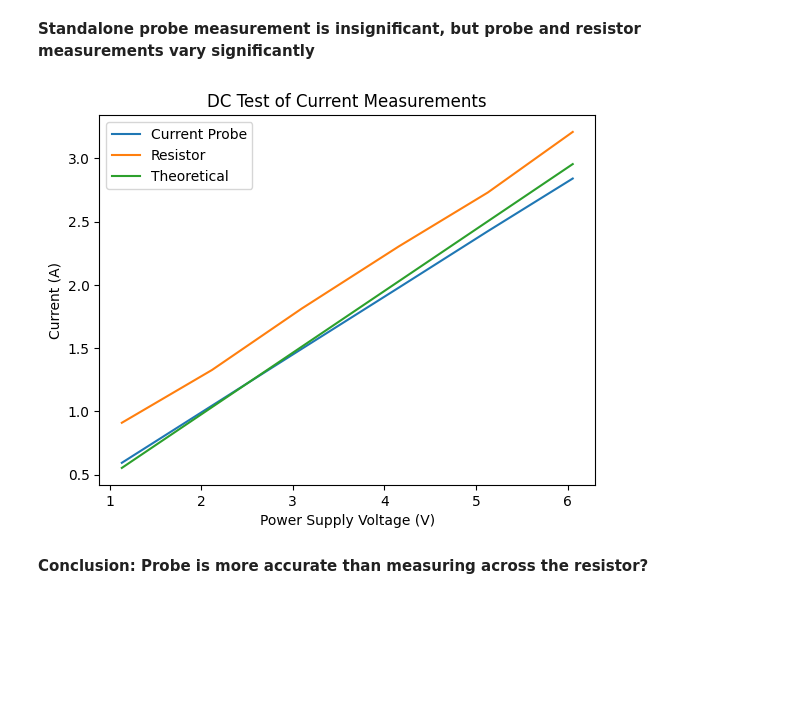
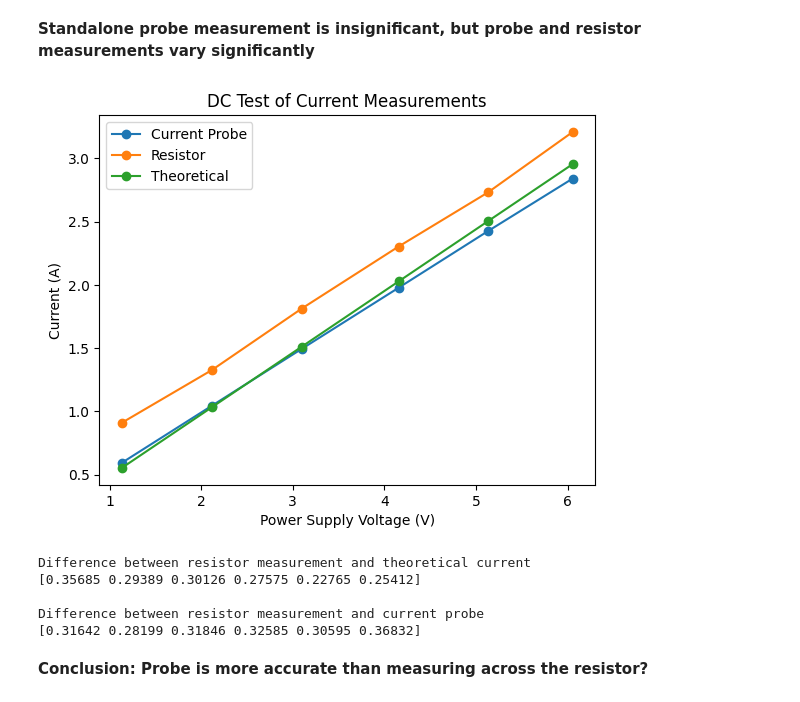
Before and after one commit to davisgtoth/Wireless-Drone-Data-Analysis, a Jupyter notebook: analysis.ipynb, the cells around one changed output. Cells and saved outputs as stored; diff of their text form; code cells hidden in the pictures; blank space fills up the shorter version.

Commit message:
more current measurements

```diff
--- a/analysis.ipynb
+++ b/analysis.ipynb
@@ -1065,21 +1065,34 @@ Power Supply Voltage:       10.032 V
 # %%
 df_dc = pd.read_csv('11-27_tests/current_probe/dc_merge.csv')
 
 supply = df_dc['Power Supply (V)'].to_numpy()
 probe = df_dc['Current Probe (A)'].to_numpy()
 res = df_dc['Resistor Meas. (A)'].to_numpy()
 theo = df_dc['Theoretical (A)'].to_numpy()
 
 plt.figure()
-plt.plot(supply, probe, label='Current Probe')
-plt.plot(supply, np.abs(res), label='Resistor')
-plt.plot(supply, theo, label='Theoretical')
+plt.plot(supply, probe, 'o-', label='Current Probe')
+plt.plot(supply, np.abs(res), 'o-', label='Resistor')
+plt.plot(supply, theo, 'o-', label='Theoretical')
 plt.xlabel('Power Supply Voltage (V)')
 plt.ylabel('Current (A)')
 plt.title('DC Test of Current Measurements')
 plt.legend()
 plt.show()
+
+print('Difference between resistor measurement and theoretical current')
+print(np.abs(res) - theo)
+
+print('')
+
+print('Difference between resistor measurement and current probe')
+print(np.abs(res) - probe)
 # %% [output]
-[figure, old version]
+[figure, new version]
+Difference between resistor measurement and theoretical current
+[0.35685 0.29389 0.30126 0.27575 0.22765 0.25412]
+
+Difference between resistor measurement and current probe
+[0.31642 0.28199 0.31846 0.32585 0.30595 0.36832]
 # %% [markdown]
 **Conclusion: Probe is more accurate than measuring across the resistor?**
```
Also changed, not shown: parts of 9 cells of this notebook, 31 other files.
